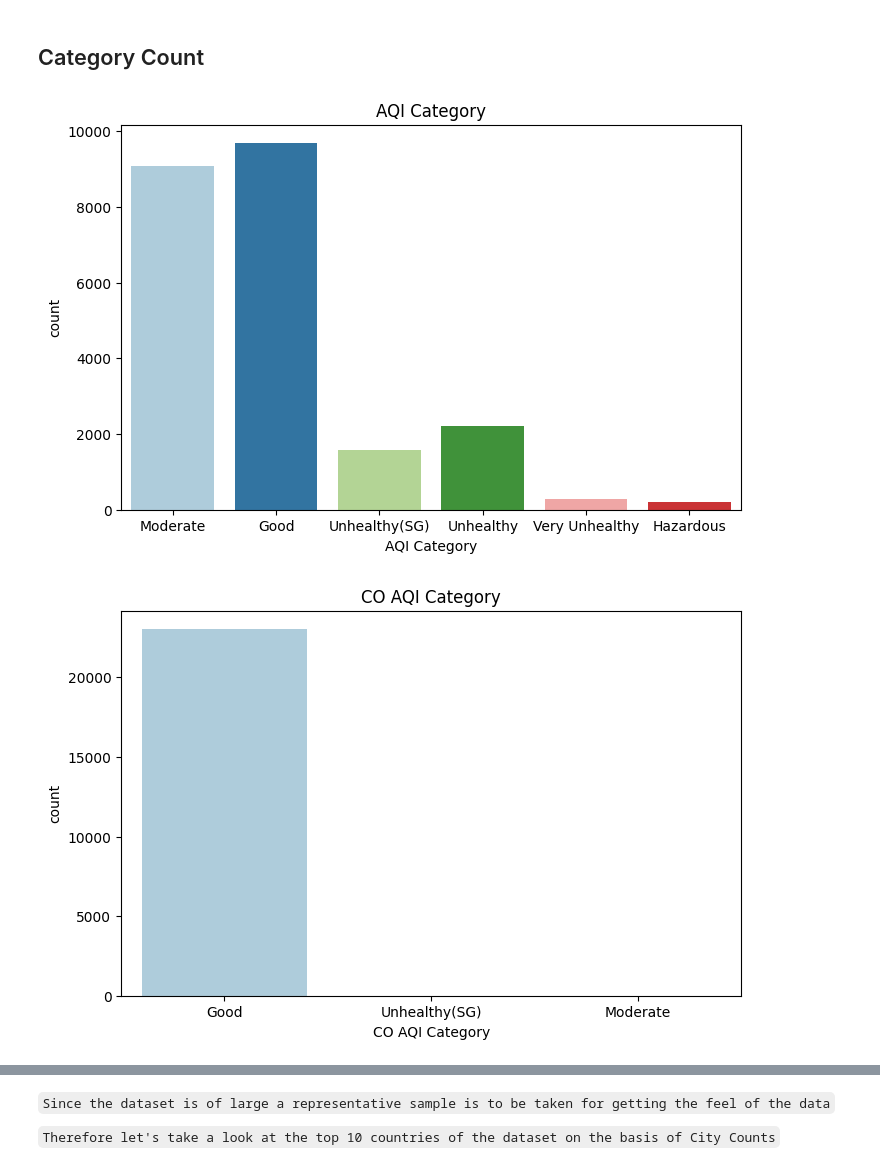
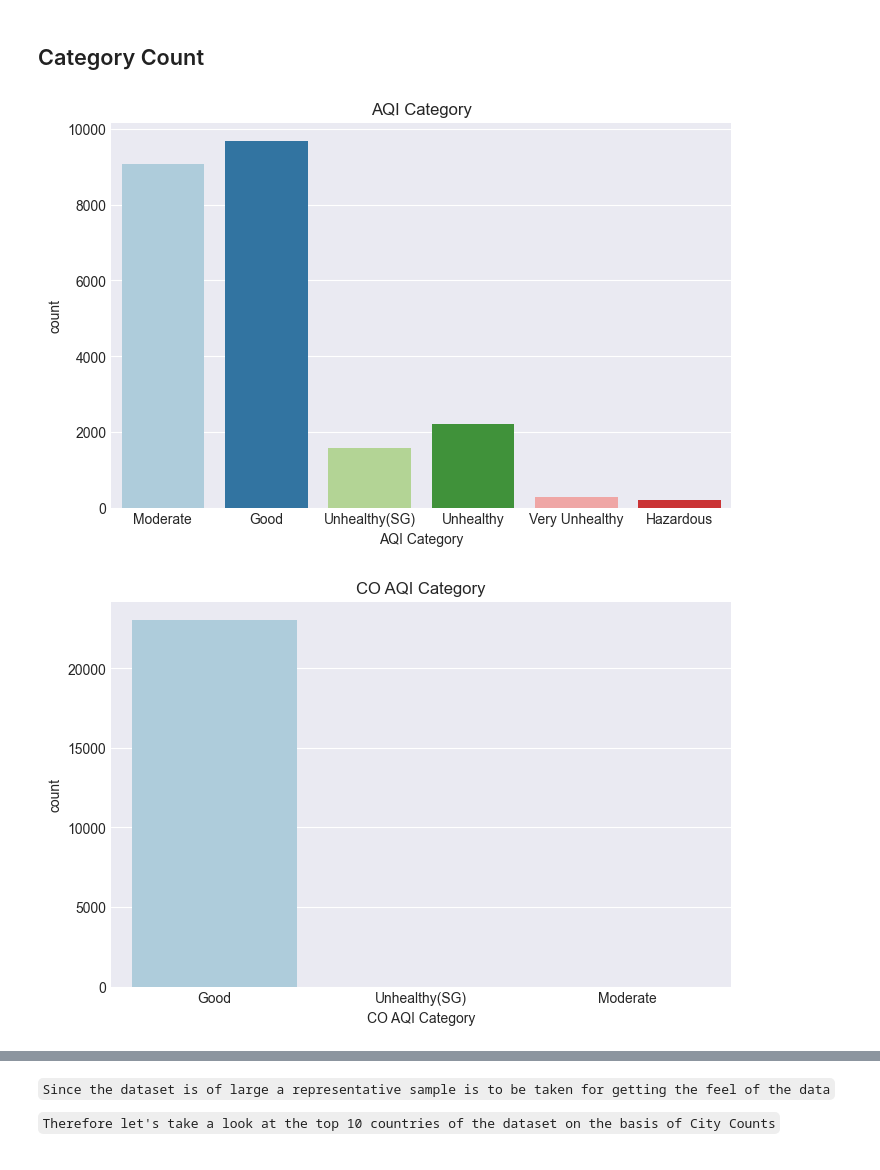
Before and after one commit to BSU04/Global-Air-Quality-Prediction, a Jupyter notebook: gap-eda.ipynb, the cells around one changed output, grey strips where cells are left out. Saved outputs shown, nothing was run; the diff lists cells and outputs as text; code cells hidden in the pictures.

Commit message:
updated visualizations

```diff
--- a/gap-eda.ipynb
+++ b/gap-eda.ipynb
@@ -389,11 +389,12 @@ hist("PM2.5 AQI Value")
 # %% [markdown]
 ## Category Count
 # %%
+style.use("seaborn-darkgrid")
 cols = ["AQI Category", "CO AQI Category", "Ozone AQI Category", "NO2 AQI Category", "PM2.5 AQI Category"]
 for col in cols:
     plt.figure(figsize=(8,5))
     sns.countplot(x = gap[col], palette = "Paired")
     plt.title(col)
 # %% [output]
-[figure, old version]
+[figure, new version]
-[figure, old version]
+[figure, new version]
```
Also changed, not shown: parts of 26 cells of this notebook.
